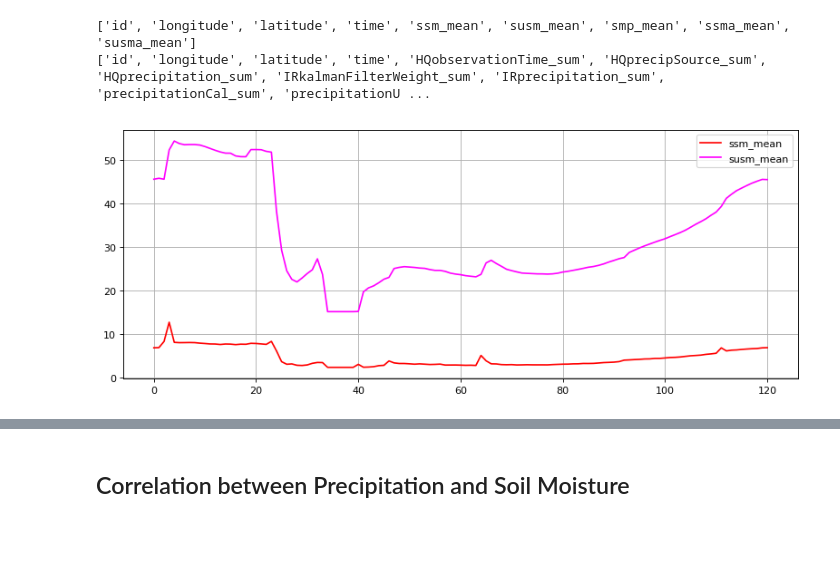
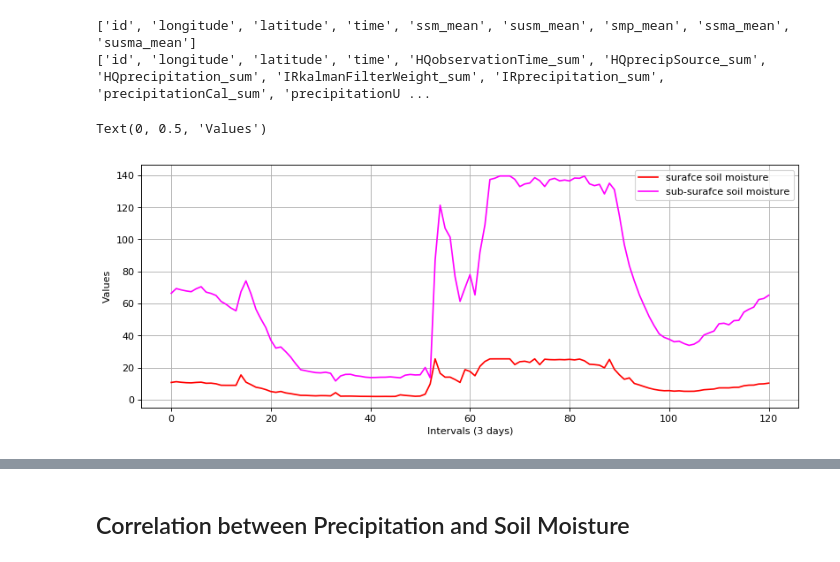
Before and after one commit to pankajrandhe/gpm_and_soil_moisture_time_series, a Jupyter notebook: gpm_analysis.ipynb, the cells around one changed output, grey strips where cells are left out. Cells and saved outputs as stored; diff of their text form; code cells hidden in the pictures; blank space fills up the shorter version.

```diff
--- a/gpm_analysis.ipynb
+++ b/gpm_analysis.ipynb
@@ -208,7 +207,8 @@ agg_soil_moist_map
 Map(basemap={'url': 'https://{s}.tile.openstreetmap.org/{z}/{x}/{y}.png', 'max_zoom': 19, 'attribution': 'Map …
 # %%
 # sample point
-point = {'type':'Point', 'coordinates':[ -116.88629,36.56122]};
+#point = {'type':'Point', 'coordinates':[-116.88629,36.56122]};
+point = {'type':'Point', 'coordinates':[78.486328,23.049091]};
 
 precipitaion_info = agg_precipitation_collection.getRegion(point,500).getInfo()
 soil_moisture_info = agg_soil_moisture_collection.getRegion(point,500).getInfo()
@@ -231,16 +231,19 @@ time_indices = np.arange(0, agg_soil_moisture_collection.size().getInfo())
 # %%
 fig = figure(figsize=(12,10), dpi=80)
 
 # plot the soil moisture values
 ax1 = fig.add_subplot(211)
 ax1.plot(time_indices, soil_moisture_data[:,soil_moisture_data_header.index('ssm_mean')],
-         color="red", label="ssm_mean")
+         color="red", label="surafce soil moisture")
 ax1.plot(time_indices, soil_moisture_data[:,soil_moisture_data_header.index('susm_mean')],
-         color="magenta",  label="susm_mean")
+         color="magenta",  label="sub-surafce soil moisture")
 ax1.legend(loc='best')
 ax1.grid(True)
+ax1.set_xlabel("Intervals (3 days)")
+ax1.set_ylabel("Values")
 # %% [output]
+Text(0, 0.5, 'Values')
-[figure, old version]
+[figure, new version]
 # %%
 fig2 = figure(figsize=(12,10), dpi=80)
 
```
Also changed, not shown: parts of 6 cells of this notebook.
